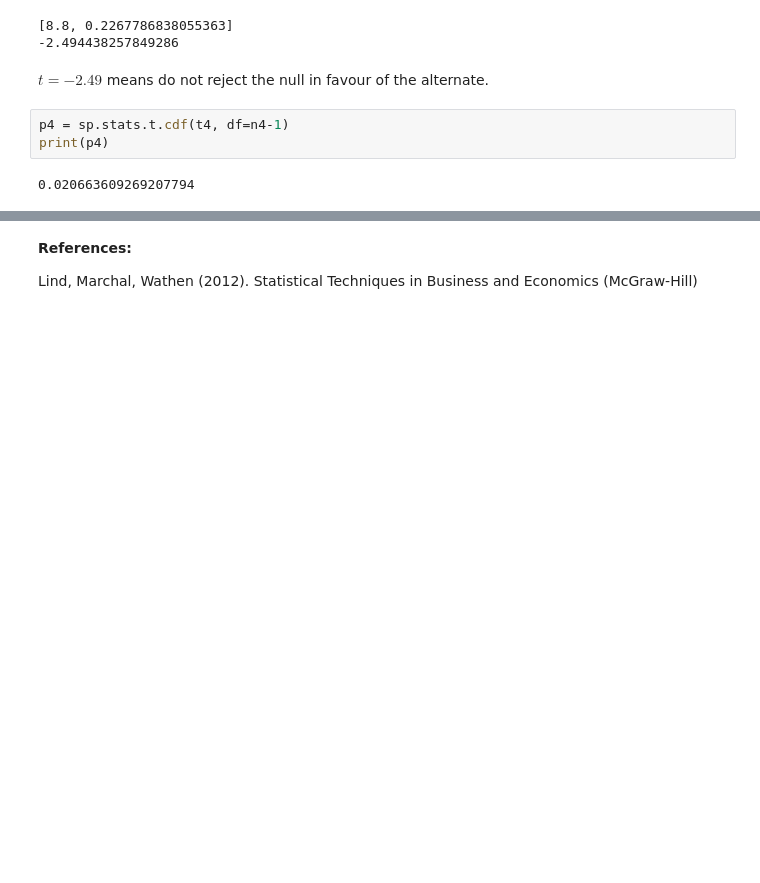
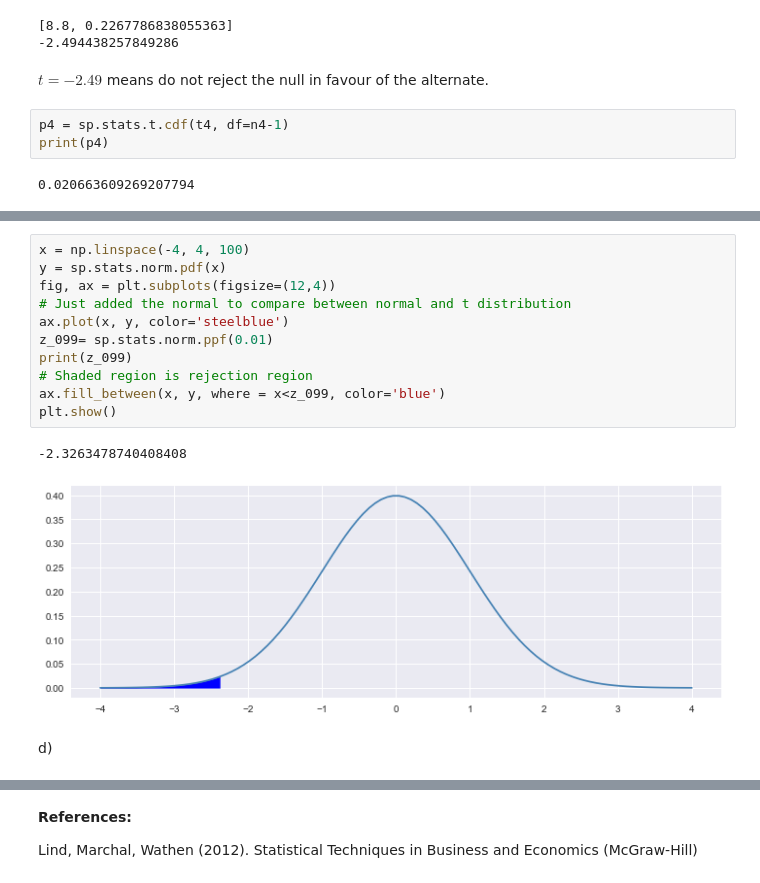
Before and after one commit to bryanblackbee/ds-learning-journey, a Jupyter notebook: jupyter_notebook/topics/statistical-techniques-business-economics/chap-10-notes.ipynb, the cells around one changed output, grey strips where cells are left out. Drawn from its saved outputs; the diff is of its cells as text; blank space fills up the shorter version.

```diff
--- a/jupyter_notebook/topics/statistical-techniques-business-economics/chap-10-notes.ipynb
+++ b/jupyter_notebook/topics/statistical-techniques-business-economics/chap-10-notes.ipynb
@@ -305,0 +318,16 @@ where $\pi$ is is the population proportion, $\rho$ is the sample proportion and
+# %%
+x = np.linspace(-4, 4, 100)
+y = sp.stats.norm.pdf(x)
+fig, ax = plt.subplots(figsize=(12,4))
+# Just added the normal to compare between normal and t distribution
+ax.plot(x, y, color='steelblue')
+z_099= sp.stats.norm.ppf(0.01)
+print(z_099)
+# Shaded region is rejection region
+ax.fill_between(x, y, where = x<z_099, color='blue')
+plt.show()
+# %% [output]
+-2.3263478740408408
+[figure, added]
+# %% [markdown]
+d)
```
Also changed, not shown: parts of 12 cells of this notebook.
